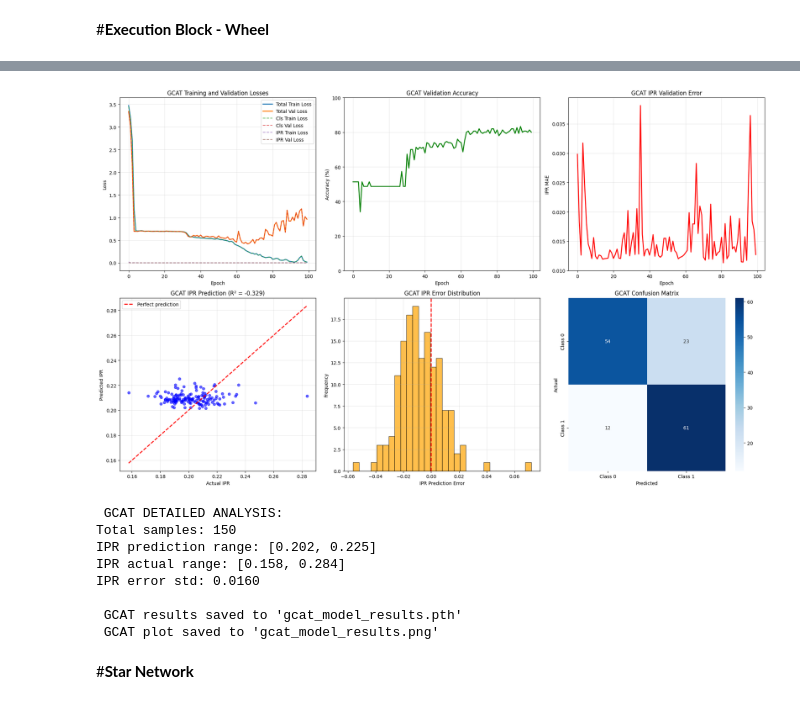
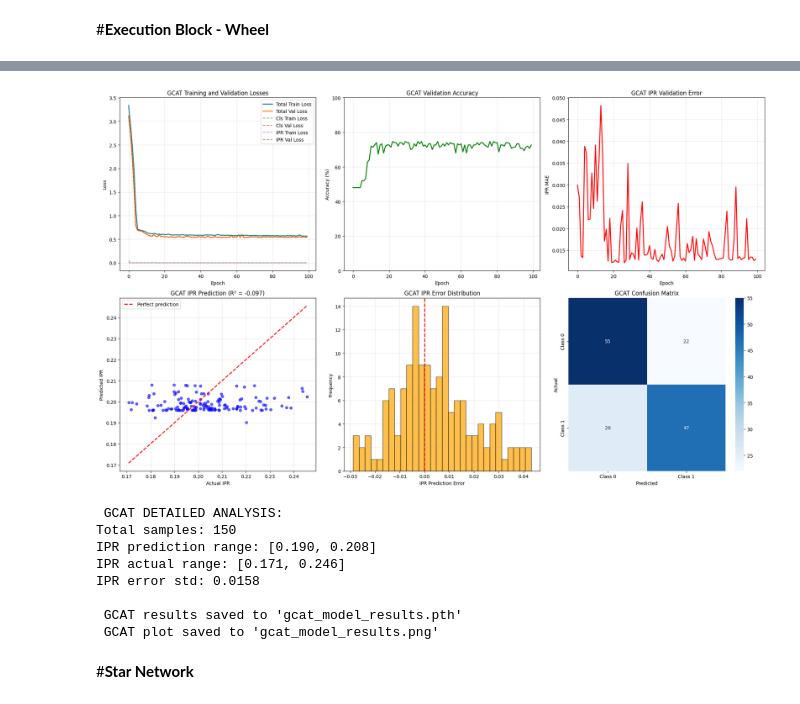
Before and after one commit to shikharkyadesultory/GNN_resilient_network, a Jupyter notebook: GCAT_GNN.ipynb, the cells around one changed output, grey strips where cells are left out. Drawn from its saved outputs; the diff is of its cells as text; code cells hidden in the pictures.

```diff
--- a/GCAT_GNN.ipynb
+++ b/GCAT_GNN.ipynb
@@ -668,14 +668,14 @@ if __name__ == "__main__":
 
     # GCAT Model configuration
     model_config = {
-        'dimNodeSignals': [n_features, 64, 32, 16],  # Input, Hidden1, Hidden2, Output
-        'nFilterTaps': [3, 2, 2],                    # Filter taps for each layer
-        'nAttentionHeads': [4, 2, 1],                # Attention heads for each layer
+        'dimNodeSignals': [n_features, 64, 32, 16, 8],  # Input, Hidden1, Hidden2, Hidden3, Output
+        'nFilterTaps': [4, 3, 3, 3],                    # Filter taps for each layer
+        'nAttentionHeads': [4, 2, 1, 1],                # Attention heads for each layer
         'bias': True,
         'nonlinearity': nn.ReLU,
-        'nSelectedNodes': [50, 25, 10],              # Nodes after each pooling
+        'nSelectedNodes': [50, 25, 10, 5],              # Nodes after each pooling
         'poolingFunction': AveragePooling,
-        'poolingSize': [2, 2, 2],                    # Pooling size for each layer
+        'poolingSize': [2, 2, 2, 2],                    # Pooling size for each layer
         'dimLayersMLP': [64, 32],                    # MLP layers after GCAT
         'dimLayersIPR': [16, 8],                     # IPR regression layers
         'GSO': adj_matrix,
@@ -803,7 +803,7 @@ if __name__ == "__main__":
     plt.title('GCAT Confusion Matrix')
 
     plt.tight_layout()
-    plt.savefig('gcat_model_results.png', dpi=300, bbox_inches='tight')
+    plt.savefig('gcat_model_results_scalefree_3.png', dpi=300, bbox_inches='tight')
     plt.show()
 
     # Additional analysis
@@ -1021,14 +1021,14 @@ if __name__ == "__main__":
 
     # GCAT Model configuration
     model_config = {
-        'dimNodeSignals': [n_features, 64, 32, 16],  # Input, Hidden1, Hidden2, Output
-        'nFilterTaps': [3, 2, 2],                    # Filter taps for each layer
-        'nAttentionHeads': [4, 2, 1],                # Attention heads for each layer
+        'dimNodeSignals': [n_features, 64, 32, 16, 8],  # Input, Hidden1, Hidden2, Output
+        'nFilterTaps': [3, 2, 2, 2],                    # Filter taps for each layer
+        'nAttentionHeads': [4, 2, 1, 1],                # Attention heads for each layer
         'bias': True,
         'nonlinearity': nn.ReLU,
-        'nSelectedNodes': [50, 25, 10],              # Nodes after each pooling
+        'nSelectedNodes': [50, 25, 10, 5],              # Nodes after each pooling
         'poolingFunction': AveragePooling,
-        'poolingSize': [2, 2, 2],                    # Pooling size for each layer
+        'poolingSize': [2, 2, 2, 2],                    # Pooling size for each layer
         'dimLayersMLP': [64, 32],                    # MLP layers after GCAT
         'dimLayersIPR': [16, 8],                     # IPR regression layers
         'GSO': adj_matrix,
@@ -1156,7 +1156,7 @@ if __name__ == "__main__":
     plt.title('GCAT Confusion Matrix')
 
     plt.tight_layout()
-    plt.savefig('gcat_model_results.png', dpi=300, bbox_inches='tight')
+    plt.savefig('gcat_model_results_wheel_3.png', dpi=300, bbox_inches='tight')
     plt.show()
 
     # Additional analysis
@@ -1202,11 +1202,11 @@ Correlation: -0.0113
 
 Generating plots...
-[figure, old version]
+[figure, new version]
  GCAT DETAILED ANALYSIS:
 Total samples: 150
-IPR prediction range: [0.202, 0.225]
-IPR actual range: [0.158, 0.284]
-IPR error std: 0.0160
+IPR prediction range: [0.190, 0.208]
+IPR actual range: [0.171, 0.246]
+IPR error std: 0.0158
 
  GCAT results saved to 'gcat_model_results.pth'
  GCAT plot saved to 'gcat_model_results.png'
```
Also changed, not shown: parts of 6 cells of this notebook.
